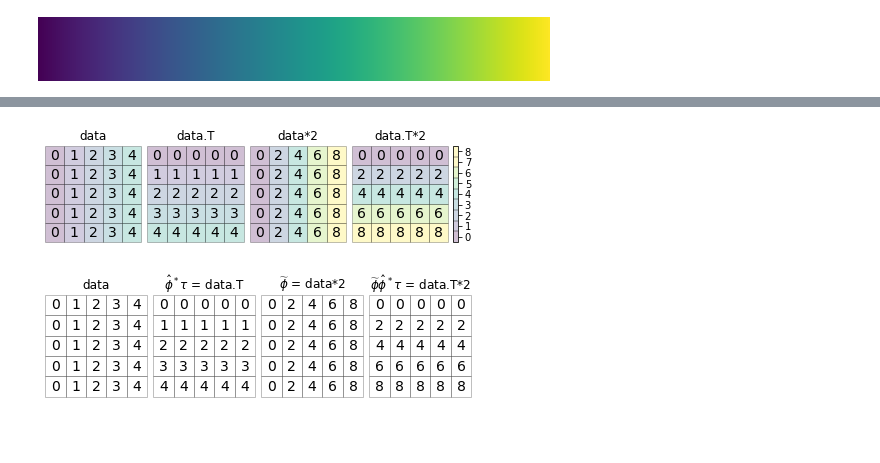
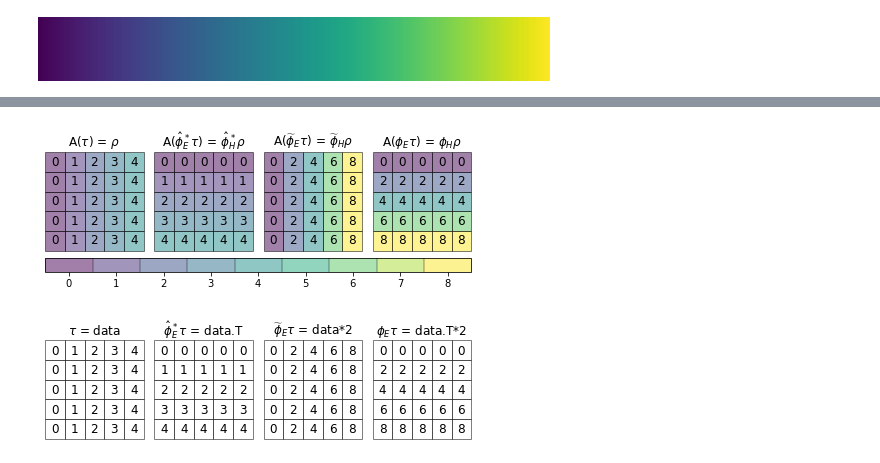
Before and after one commit to story645/team, a Jupyter notebook: paper/figcode/equivariance.ipynb, the cells around one changed output, grey strips where cells are left out. Cells and saved outputs as stored; diff of their text form; code cells hidden in the pictures; blank space fills up the shorter version.

```diff
--- a/paper/figcode/equivariance.ipynb
+++ b/paper/figcode/equivariance.ipynb
@@ -64,34 +66,36 @@ def make_set(ax_t, data, alpha=.25, color_cells=False):
     axd[ax_t].set_aspect("equal")
     axd[ax_t].axis('off')
-# %%
-fig, axd = plt.subplot_mosaic([['ti','tr', 'ts', 'trs']], constrained_layout=True )
-make_set('ti', data, color_cells=True)
-make_set('tr', data.T, color_cells=True)
-make_set('ts', data*scaled, color_cells=True)
-make_set('trs',data.T*scaled, color_cells=True)
-
-axd['ti'].set_title('data')
-axd['tr'].set_title('data.T')
-axd['ts'].set_title(f'data*{scaled}')
-axd['trs'].set_title(f'data.T*{scaled}')
-fig.colorbar(None, ax=axd['trs'], cmap=cmap, norm=norm, alpha=alpha,
-             values = np.arange(N*scaled-1), drawedges=True, fraction=.05,)
-
-fig.savefig(f'../figures/equivariance.png')
-# %% [output]
-[figure, removed]
-# %%
-fig, axd = plt.subplot_mosaic([['ti','tr', 'ts', 'trs']], constrained_layout=True )
-make_set('ti', data,)
-make_set('tr', data.T)
-make_set('ts', data*scaled)
-make_set('trs', data.T*scaled)
-
-axd['ti'].set_title('data')
-axd['tr'].set_title(r'$\hat\phi^*\tau$ = data.T')
-axd['ts'].set_title(r'$\widetilde\phi$ = ' + f'data*{scaled}')
-axd['trs'].set_title(r'$\widetilde\phi\hat\phi^*\tau$ = ' + f'data.T*{scaled}')
-
-fig.savefig(f'../figures/phi.png')
-# %% [output]
-[figure, removed]
+# %%
+tc = {'ti': 'data', 'tr':'data.T', 'ts':f'data*{scaled}', 'trs':f'data.T*{scaled}'}
+
+tp = {'ti': r'$\tau$',
+      'tr': r'$\hat\phi_{E}^*\tau$',
+      'ts': r'$\widetilde\phi_{E}\tau$',
+      'trs': r'$\phi_{E}\tau$'
+     }
+tr = {'ti': r'$\rho$',
+      'tr': r'$\hat\phi_{H}^*\rho$',
+      'ts': r'$\widetilde\phi_{H}\rho$',
+      'trs': r'$\phi_{H}\rho$'
+     }
+te = {k: tp[k] +' = '+ tc[k] for k in tc}
+to = {k: f'A({tp[k]})'+' = ' + tr[k] for k in tp}
+dt = {'ti':data, 'tr':data.T, 'ts': data*scaled, 'trs':data.T*scaled}
+# %%
+alpha = .5
+for titles, color_cells,  fname in [(to, True, 'equivariance'), (te, False, 'phi')]:
+    fig, axd = plt.subplot_mosaic([['ti','tr', 'ts', 'trs']], constrained_layout=True,
+                                  gridspec_kw={'wspace':.1})
+    for axn in axd:
+        make_set(axn, dt[axn], color_cells=color_cells, alpha=alpha)
+        axd[axn].set_title(titles[axn])
+
+    if color_cells:
+        cax = fig.colorbar(None, ax=list(axd.values()), cmap=cmap, norm=norm, alpha=alpha,
+                 values = np.arange(N*scaled-1), aspect=30, drawedges=True, pad=0.025,
+                          orientation='horizontal')
+
+    fig.savefig(f'../figures/{fname}.png', dpi=500)
+# %% [output]
+[figure, added]
+[figure, added]
```
Also changed, not shown: parts of 5 cells of this notebook, 6 other files.
